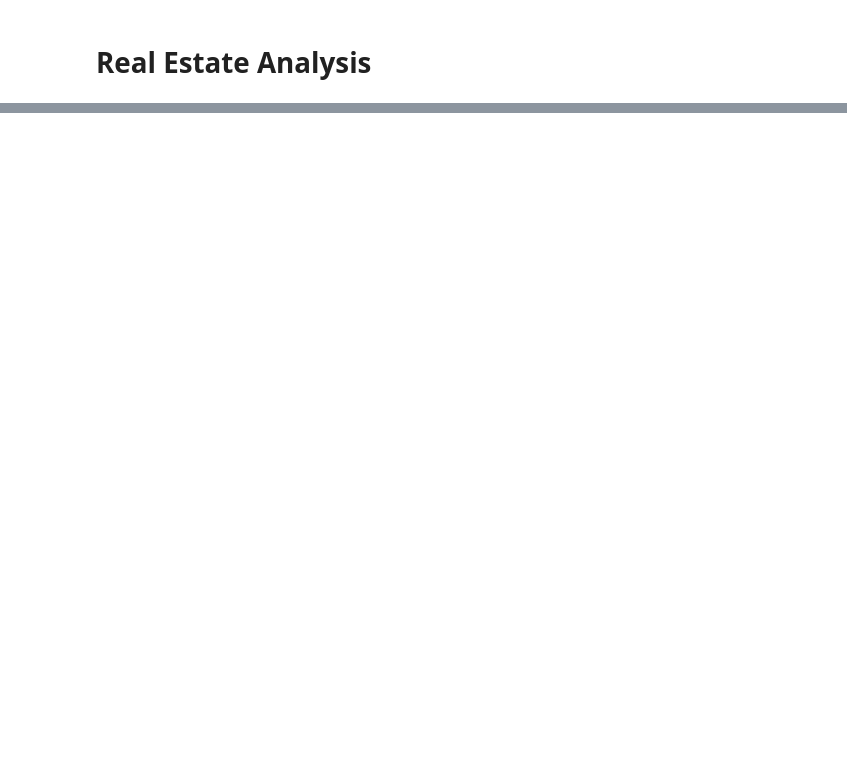
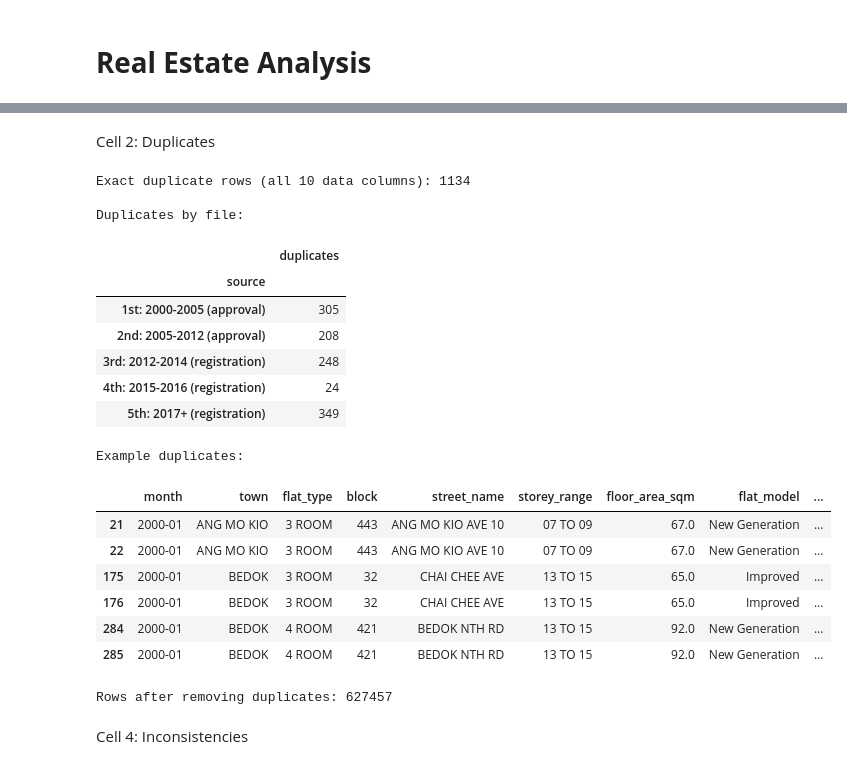
Before and after one commit to Rafeek-Data/Rafeek-Ahamed_Capstone-Project, a Jupyter notebook: Rafeek_Colab_Capstone.ipynb, the cells around one changed output, grey strips where cells are left out. Cells and saved outputs as stored; diff of their text form; code cells hidden in the pictures; blank space fills up the shorter version.

```diff
--- a/Rafeek_Colab_Capstone.ipynb
+++ b/Rafeek_Colab_Capstone.ipynb
@@ -465,0 +290,39 @@ Passing `palette` without assigning `hue` is deprecated and will be removed in v
+# %% [markdown]
+Cell 2: Duplicates
+# %%
+clean = raw.copy()
+log = {"rows before cleaning": len(clean)}
+
+dup_mask = clean.duplicated(subset=COLS, keep="first")
+print("Exact duplicate rows (all 10 data columns):", dup_mask.sum())
+print("\nDuplicates by file:")
+display(clean[dup_mask].groupby("source").size().to_frame("duplicates"))
+print("\nExample duplicates:")
+display(clean[clean.duplicated(subset=COLS, keep=False)].sort_values(COLS).head(6)[COLS])
+
+# Same flat sold twice in one month at the same price is very unlikely: keep the first, drop the rest
+clean = clean.drop_duplicates(subset=COLS, keep="first").reset_index(drop=True)
+log["duplicates removed"] = int(dup_mask.sum())
+print("\nRows after removing duplicates:", len(clean))
+# %% [output]
+Exact duplicate rows (all 10 data columns): 1134
+
+Duplicates by file:
+|  | duplicates |
+| source |  |
+| 1st: 2000-2005 (approval) | 305 |
+| 2nd: 2005-2012 (approval) | 208 |
+| 3rd: 2012-2014 (registration) | 248 |
+| 4th: 2015-2016 (registration) | 24 |
+| 5th: 2017+ (registration) | 349 |
+Example duplicates:
+|  | month | town | flat_type | block | street_name | storey_range | floor_area_sqm | flat_model | ... |
+| 21 | 2000-01 | ANG MO KIO | 3 ROOM | 443 | ANG MO KIO AVE 10 | 07 TO 09 | 67.0 | New Generation | ... |
+| 22 | 2000-01 | ANG MO KIO | 3 ROOM | 443 | ANG MO KIO AVE 10 | 07 TO 09 | 67.0 | New Generation | ... |
+| 175 | 2000-01 | BEDOK | 3 ROOM | 32 | CHAI CHEE AVE | 13 TO 15 | 65.0 | Improved | ... |
+| 176 | 2000-01 | BEDOK | 3 ROOM | 32 | CHAI CHEE AVE | 13 TO 15 | 65.0 | Improved | ... |
+| 284 | 2000-01 | BEDOK | 4 ROOM | 421 | BEDOK NTH RD | 13 TO 15 | 92.0 | New Generation | ... |
+| 285 | 2000-01 | BEDOK | 4 ROOM | 421 | BEDOK NTH RD | 13 TO 15 | 92.0 | New Generation | ... |
+Rows after removing duplicates: 627457
+# %% [markdown]
+Cell 4: Inconsistencies
```
Also changed, not shown: parts of 71 cells of this notebook.
